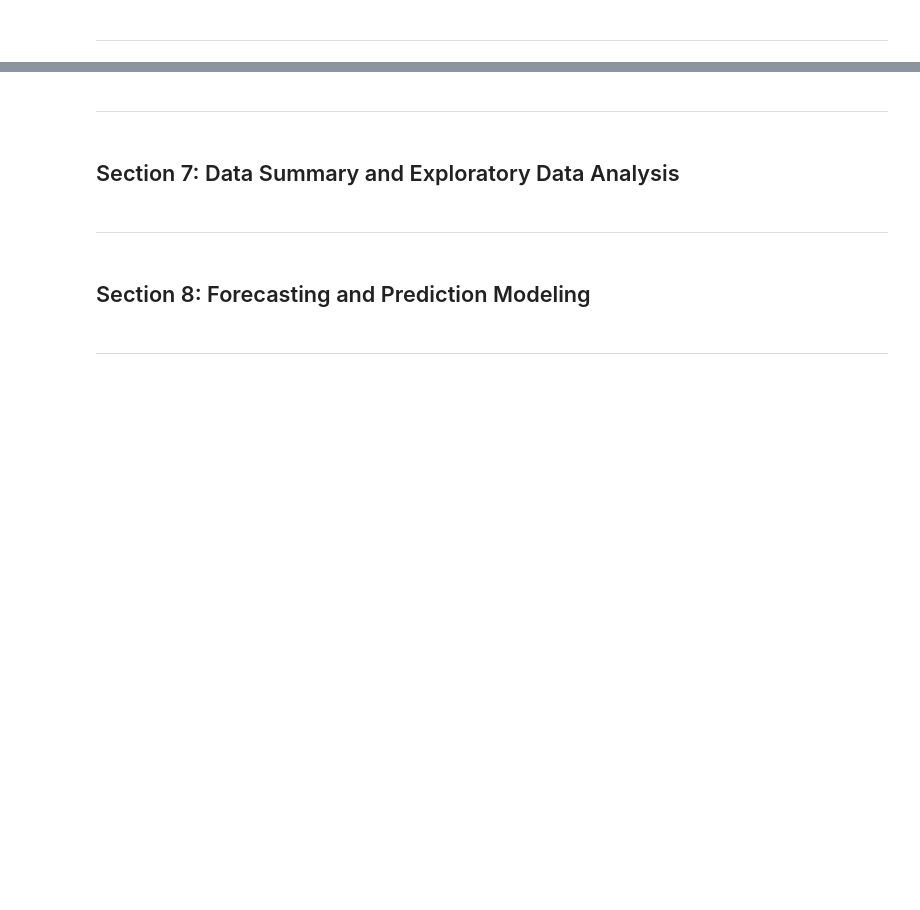
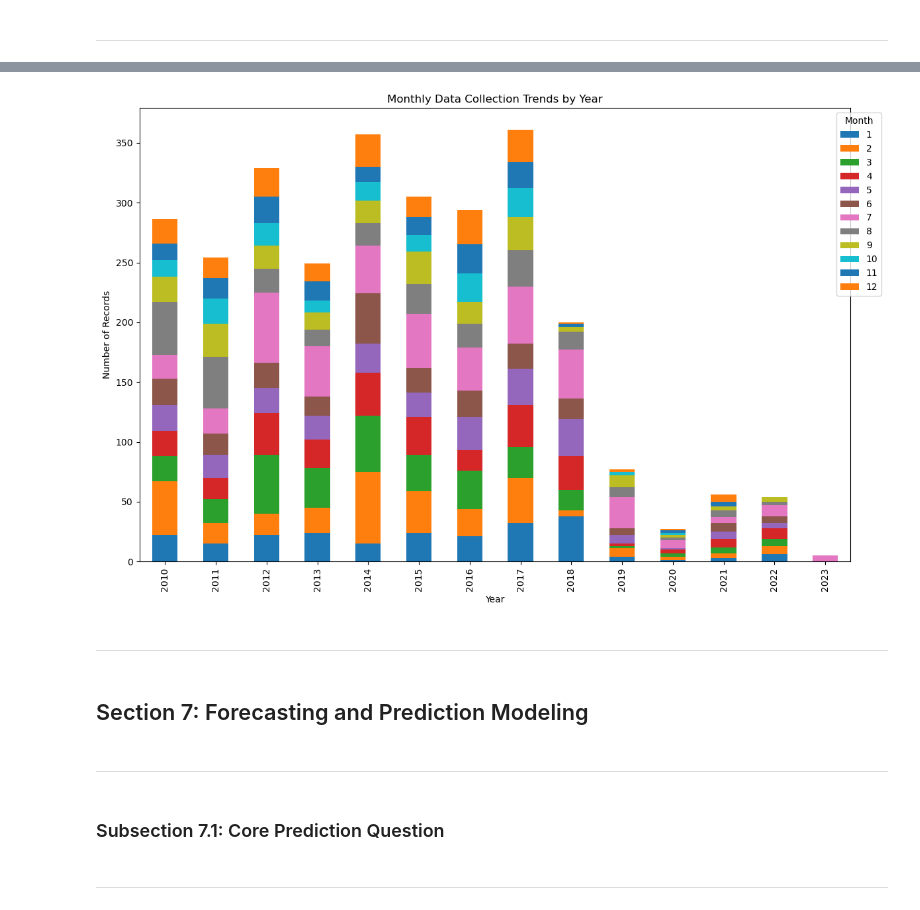
Before and after one commit to vishalival/eneres131-final-proj, a Jupyter notebook: final_notebook.ipynb, the cells around one changed output, grey strips where cells are left out. Drawn from its saved outputs; the diff is of its cells as text; code cells hidden in the pictures; blank space fills up the shorter version.

```diff
--- a/final_notebook.ipynb
+++ b/final_notebook.ipynb
@@ -90,11 +654,22 @@ Based on the predicted water quality features (turbidity, Enterococcus levels, a
+# %%
+monthly_counts = filtered_do_df.groupby(['Year', 'Month']).size().unstack()
+monthly_counts.plot(kind='bar', stacked=True, figsize=(12, 8))
+plt.title('Monthly Data Collection Trends by Year')
+plt.xlabel('Year')
+plt.ylabel('Number of Records')
+plt.legend(title='Month', bbox_to_anchor=(1.05, 1))
+plt.tight_layout()
+plt.show()
+# %% [output]
+[figure, added]
 # %% [markdown]
 ---
 # %% [markdown]
-## <a id="eda"></a>Section 7: Data Summary and Exploratory Data Analysis
+## <a id="forecasting-modeling"></a>Section 7: Forecasting and Prediction Modeling
 # %% [markdown]
 ---
-# %% [markdown]
-## <a id="forecasting-modeling"></a>Section 8: Forecasting and Prediction Modeling
+# %% [markdown]
+### <a id="core-prediction"></a>Subsection 7.1: Core Prediction Question
 # %% [markdown]
 ---
 # %% [markdown]
```
Also changed, not shown: parts of 77 cells of this notebook.
